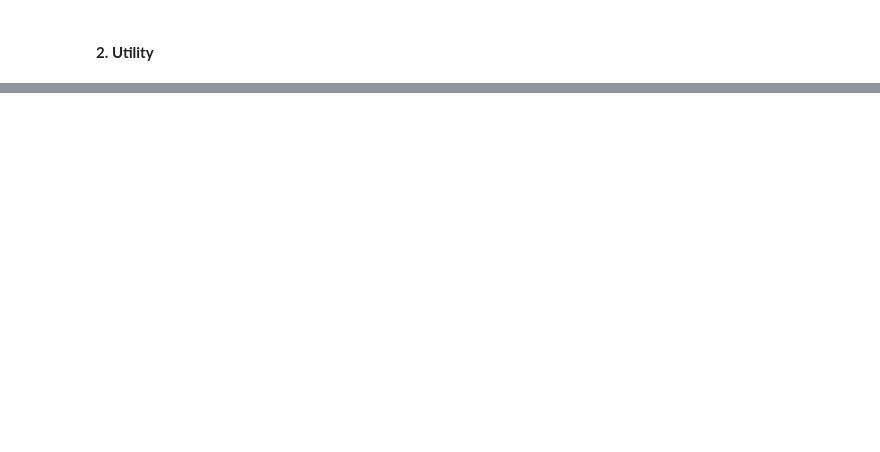
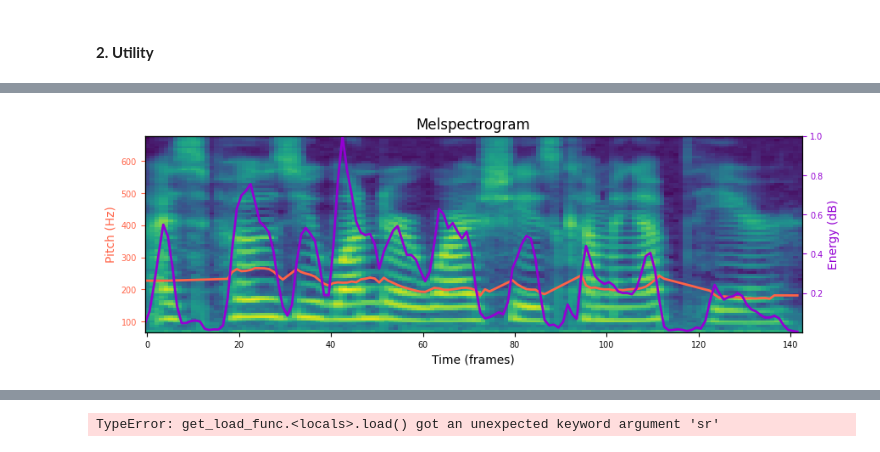
Before and after one commit to Orca0917/fine-grained-emotional-control-of-tts, a Jupyter notebook: emo_rank_tts/fine_grained_emotional_control_of_tts.ipynb, the cells around one changed output, grey strips where cells are left out. Saved outputs shown, nothing was run; the diff lists cells and outputs as text; code cells hidden in the pictures; blank space fills up the shorter version.

```diff
--- a/emo_rank_tts/fine_grained_emotional_control_of_tts.ipynb
+++ b/emo_rank_tts/fine_grained_emotional_control_of_tts.ipynb
@@ -293,6 +304,14 @@ def feature_extraction(speaker, emotion, tbar):
             print(f"Invalid pitch: {audio_path}")
             continue
         pitch = pitch[:sum(durations)]
+
+        non_zero_ids = np.where(pitch != 0)[0]
+        interp_fn = scipy.interpolate.interp1d(
+            non_zero_ids, pitch[non_zero_ids],
+            fill_value=(pitch[non_zero_ids[0]], pitch[non_zero_ids[-1]]),
+            bounds_error=False
+        )
+        pitch = interp_fn(np.arange(0, len(pitch)))
 
         # 2. melspectrogram, energy
         mel, energy = get_mel(y)
@@ -419,12 +441,12 @@ for speaker in SPEAKERS:
 
             # train
             for emo_audio_id in emo_ids[:-5]:
-                for neu_audio_id in random.sample(neu_ids, k=10):
+                for neu_audio_id in random.sample(neu_ids, k=5):
                     train_list.append('|'.join([speaker, emotion, emo_audio_id, neu_audio_id]))
 
             # test
             for emo_audio_id in emo_ids[-5:]:
-                for neu_audio_id in random.sample(neu_ids, k=10):
+                for neu_audio_id in random.sample(neu_ids, k=5):
                     test_list.append('|'.join([speaker, emotion, emo_audio_id, neu_audio_id]))
 
 
@@ -478,15 +500,19 @@ def plot_melspectrograms(mel_gt, mel_pred, save_path=None):
         plt.show()
 
 # plot all features: mel, pitch, energy
-def plot_features(mel, ex_pitch, ex_energy, stat, save_path=None):
+def plot_features(mel, pitch, energy, stat, save_path=None):
 
-    pitch_min, pitch_max, pitch_mean, pitch_std = stat['pitch']
-    energy_min, energy_max, energy_mean, energy_std = stat['energy']
+    p_min, p_max, p_mean, p_std = stat['pitch']
+    e_min, e_max, e_mean, e_std = stat['energy']
 
-    pitch_min = pitch_min * pitch_std + pitch_mean
-    pitch_max = pitch_max * pitch_std + pitch_mean
+    p_min = p_min * p_std + p_mean
+    p_max = p_max * p_std + p_mean
 
-    ex_pitch = ex_pitch * pitch_std + pitch_mean
+    e_min = e_min * e_std + e_mean
+    e_max = e_max * e_std + e_mean
+
+    pitch = pitch * p_std + p_mean
+    energy = energy * e_std + e_mean
 
     @staticmethod
     def add_axis(fig, ax):
@@ -504,15 +530,15 @@ def plot_features(mel, ex_pitch, ex_energy, stat, save_path=None):
 
     ax1 = add_axis(fig, ax)
     ax1.set_xlim(0, mel.shape[1])
-    ax1.plot(ex_pitch, color='tomato', label='Pitch', linewidth=2)
-    ax1.set_ylim(pitch_min, pitch_max)
+    ax1.plot(pitch, color='tomato', label='Pitch', linewidth=2)
+    ax1.set_ylim(p_min, p_max)
     ax1.set_ylabel('Pitch (Hz)', color='tomato')
     ax1.tick_params(labelsize='x-small', colors='tomato', bottom=False, labelbottom=False)
 
     ax2 = add_axis(fig, ax)
     ax2.set_xlim(0, mel.shape[1])
-    ax2.plot(ex_energy, color='darkviolet', label='Energy', linewidth=2)
-    ax2.set_ylim(energy_min, energy_max)
+    ax2.plot(energy, color='darkviolet', label='Energy', linewidth=2)
+    ax2.set_ylim(e_min, e_max)
     ax2.set_ylabel('Energy (dB)', color='darkviolet')
     ax2.yaxis.set_label_position("right")
     ax2.tick_params(labelsize='x-small', colors='darkviolet', bottom=False, labelbottom=False,
@@ -990,23 +1108,25 @@ Using device: cuda
 # %%
 speaker = 'jenie'
 emotion = 'neutral'
-audio_id = '0020'
+audio_id = '0040'
 
 # statistics
 stats = json.load(open(os.path.join(PREPROCESSED_PATH, 'stats.json'), 'r'))
 stat = stats[speaker][emotion]
 
 # load preprocessed data
 metadata = dict(np.load(os.path.join(PREPROCESSED_PATH, speaker, f'{emotion}_{audio_id}.npz'), allow_pickle=True))
 mel = metadata['mel']
 pitch = metadata['pitch']
 energy = metadata['energy']
 durations = metadata['durations']
 audio_path = metadata['audio_path']
 
 # plot_melspectrogram(mel)
 # plot_melspectrograms(mel, mel)
 plot_features(mel, pitch, energy, stat)
 
 wav = librosa.load(str(audio_path), sr=SAMPLING_RATE)[0]
 display(Audio(wav, rate=SAMPLING_RATE))
+# %% [output]
+[figure, added]
@@ -1024,8 +1145,6 @@ signal, rate = torchaudio.load('/workspace/montreal_forced_aligner/corpus/bea/am
 
 # Ensure the audio is sigle channel
 signal = signal[0].squeeze()
-
-torchaudio.save('/workspace/waveform.wav', signal.unsqueeze(0), 16000)
 
 # Compute the mel spectrogram.
 # IMPORTANT: Use these specific parameters to match the Vocoder's training settings for optimal results.
@@ -1050,9 +1169,11 @@ spectrogram, _ = mel_spectogram(
 waveforms = hifi_gan.decode_batch(spectrogram)
 
 # Save the reconstructed audio as a waveform
-torchaudio.save('/workspace/waveform_reconstructed.wav', waveforms.squeeze(1), 16000)
+torchaudio.save('waveform_reconstructed.wav', waveforms.squeeze(1), 16000)
 
 # If everything is set up correctly, the original and reconstructed audio should be nearly indistinguishable
+# %% [output]
+TypeError: get_load_func.<locals>.load() got an unexpected keyword argument 'sr'
 # %%
 import numpy as np
 import matplotlib.pyplot as plt
```
Also changed, not shown: parts of 17 cells of this notebook, 1 other file.
